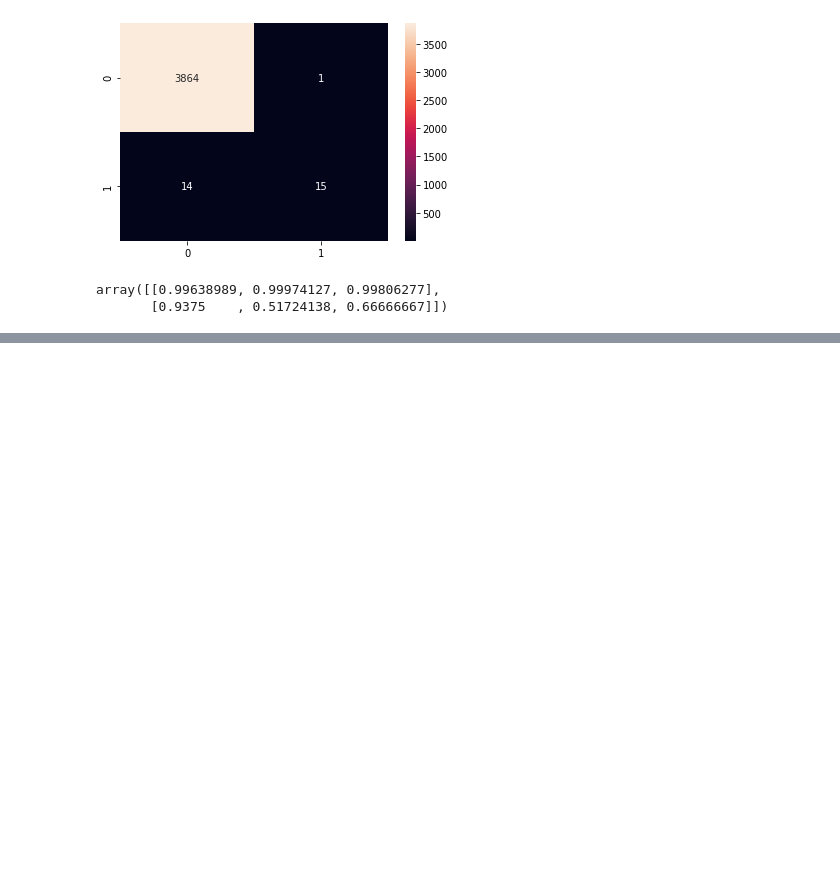
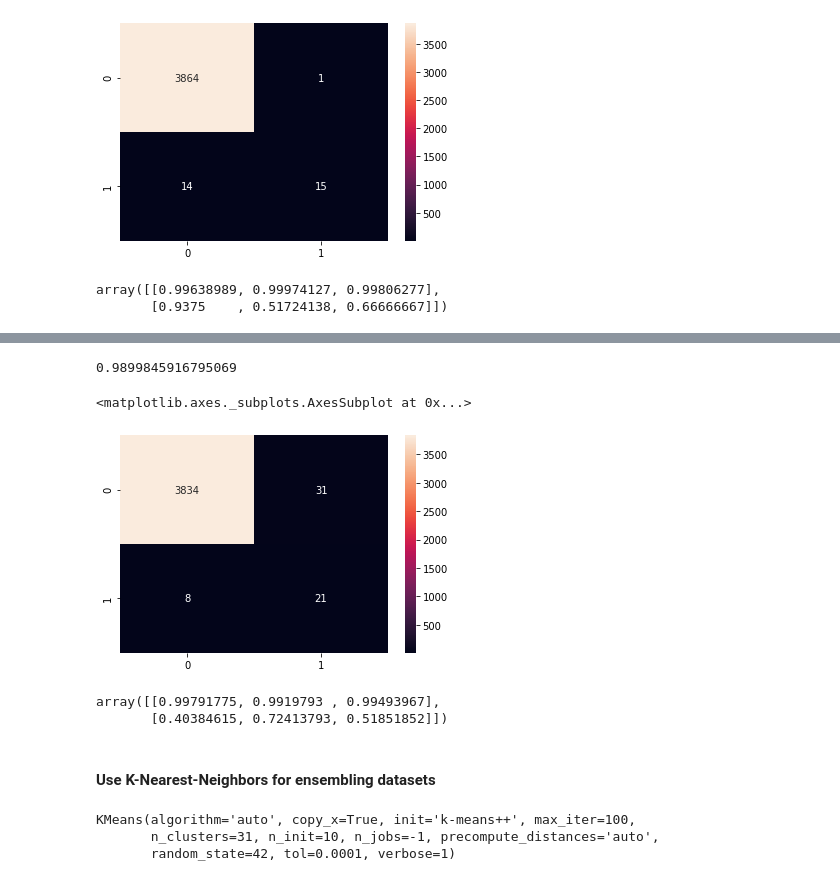
Before and after one commit to MarcusGitAccount/Covid19-Survival-Prediction, a Jupyter notebook: 30239_ PopMarcus.ipynb, the cells around one changed output, grey strips where cells are left out. Cells and saved outputs as stored; diff of their text form; code cells hidden in the pictures; blank space fills up the shorter version.

```diff
--- a/30239_ PopMarcus.ipynb
+++ b/30239_ PopMarcus.ipynb
@@ -500,0 +553,4 @@ array([[0.99838449, 0.95937904, 0.9784932 ],
+# %%
+neg_shuffled = neg.values
+np.random.shuffle(neg_shuffled)
+neg_partitions = np.array_split(neg_shuffled, count, axis=0)
@@ -500,0 +561,26 @@ array([[0.99838449, 0.95937904, 0.9784932 ],
+# %%
+def best_partition_model(neg_partitions, pos):
+    best = (None, 1e-10)
+    for index, partition in enumerate(neg_partitions, start=0):
+        dataset = np.concatenate((partition, pos.values), axis=0)
+        # drop the y column
+        y = dataset[:,  -1]
+        X = dataset[:, :-1]
+        np.random.shuffle(X_train)
+        model = LogisticRegression(n_jobs=-1, verbose=0, random_state=42,
+                                   max_iter=100,  penalty='l2', C=2.5)
+        model.fit(X, y)
+
+        y_pred = model.predict(X_test)
+        conf = metrics.confusion_matrix(y_test, y_pred)
+        scores = compute_f1_scores_4conf_mat(conf)
+        recall = scores[1, 1] # recall score for positive class
+
+        if recall > best[1]:
+            best = (model, recall)
+        if index % 10 == 0:
+            print(f'Progress: {index} / {count}')
+    return best
+# %%
+best = best_partition_model(neg_partitions, pos)
+print(best)
@@ -500,0 +596,17 @@ array([[0.99838449, 0.95937904, 0.9784932 ],
+# %%
+best[0].score(X_test, y_test)
+# %% [output]
+0.9899845916795069
+# %%
+conf = metrics.confusion_matrix(y_test, best[0].predict(X_test))
+sns.heatmap(conf, annot=True, fmt='d')
+# %% [output]
+<matplotlib.axes._subplots.AxesSubplot at 0x...>
+[figure, added]
+# %%
+compute_f1_scores_4conf_mat(conf)
+# %% [output]
+array([[0.99791775, 0.9919793 , 0.99493967],
+       [0.40384615, 0.72413793, 0.51851852]])
+# %% [markdown]
+#### Use K-Nearest-Neighbors for ensembling datasets
@@ -500,0 +618,6 @@ array([[0.99838449, 0.95937904, 0.9784932 ],
+# %%
+kmeans.fit(neg.values)
+# %% [output]
+KMeans(algorithm='auto', copy_x=True, init='k-means++', max_iter=100,
+       n_clusters=31, n_init=10, n_jobs=-1, precompute_distances='auto',
+       random_state=42, tol=0.0001, verbose=1)
```
Also changed, not shown: parts of 31 cells of this notebook.
